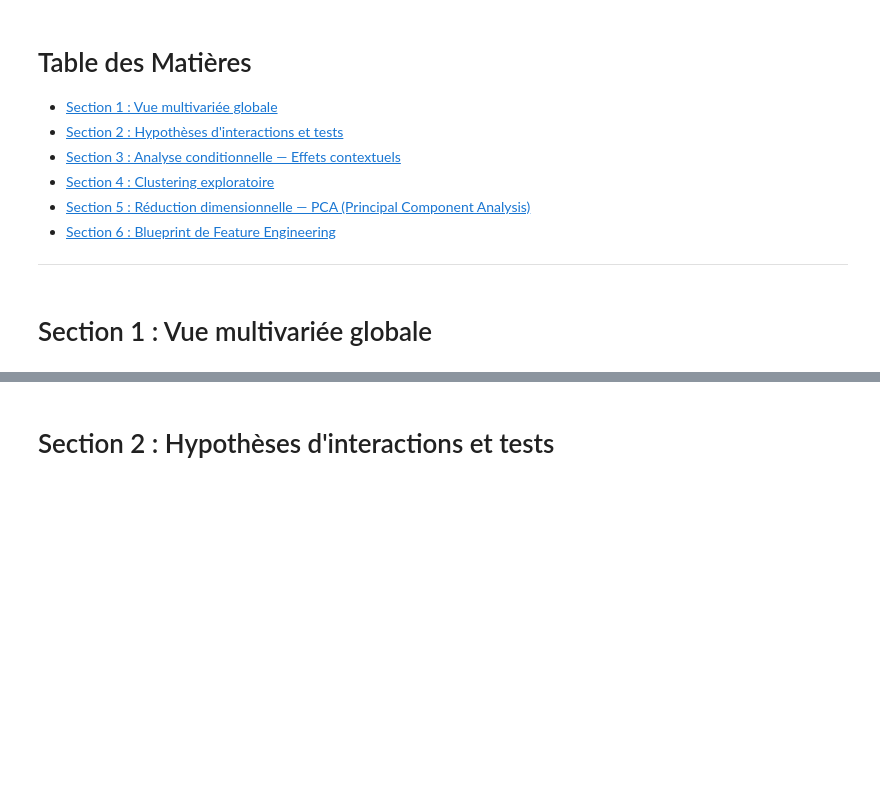
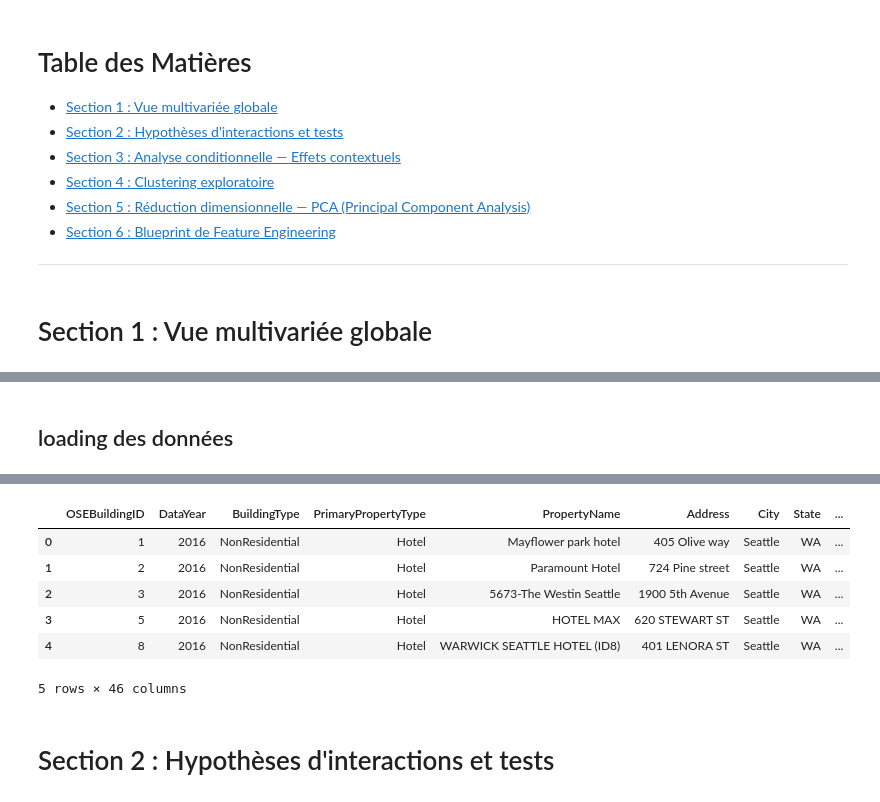
Before and after one commit to Ben10-som/ML-prediction-CO2, a Jupyter notebook: notebooks/04_multivariate_full_analysis.ipynb, the cells around one changed output, grey strips where cells are left out. Saved outputs shown, nothing was run; the diff lists cells and outputs as text; code cells hidden in the pictures; blank space fills up the shorter version.

Commit message:
docs: clarifier le chargement des données et deps pour le notebook 04

```diff
--- a/notebooks/04_multivariate_full_analysis.ipynb
+++ b/notebooks/04_multivariate_full_analysis.ipynb
@@ -61,0 +84,26 @@ Il adopte une posture plus **exploratoire et créative** : formuler des hypothè
+# %% [markdown]
+## loading des données
+# %%
+import sys, logging
+from pathlib import Path
+
+# Pour que les imports src/... fonctionnent depuis le notebook
+PROJECT_ROOT = Path.cwd().parent
+SRC_PATH = PROJECT_ROOT / "src"
+if str(SRC_PATH) not in sys.path:
+    sys.path.insert(0, str(SRC_PATH))
+
+from utils.config_loader import load_config, create_directories
+from utils.eda_logger import setup_eda_logger
+from data.load_data import load_data_raw
+
+# Chargement et logging
+cfg = load_config()                 # lit configs/config.yaml + sous-dossiers
+setup_eda_logger(cfg)
+logger = logging.getLogger(__name__)
+create_directories(cfg)             # crée data/raw etc. si besoin
+
+# Chargement des données brutes (télécharge si le CSV manque)
+df_raw = load_data_raw(cfg)
+df_raw.head()
+# %% [output]
@@ -62,3 +120,10 @@ Il adopte une posture plus **exploratoire et créative** : formuler des hypothè
+|  | OSEBuildingID | DataYear | BuildingType | PrimaryPropertyType | PropertyName | Address | City | State | ... |
+| 0 | 1 | 2016 | NonResidential | Hotel | Mayflower park hotel | 405 Olive way | Seattle | WA | ... |
+| 1 | 2 | 2016 | NonResidential | Hotel | Paramount Hotel | 724 Pine street | Seattle | WA | ... |
+| 2 | 3 | 2016 | NonResidential | Hotel | 5673-The Westin Seattle | 1900 5th Avenue | Seattle | WA | ... |
+| 3 | 5 | 2016 | NonResidential | Hotel | HOTEL MAX | 620 STEWART ST | Seattle | WA | ... |
+| 4 | 8 | 2016 | NonResidential | Hotel | WARWICK SEATTLE HOTEL (ID8) | 401 LENORA ST | Seattle | WA | ... |
+5 rows × 46 columns
 # %% [markdown]
 # Section 2 : Hypothèses d'interactions et tests
 # %%
```
Also changed, not shown: parts of 3 cells of this notebook.
